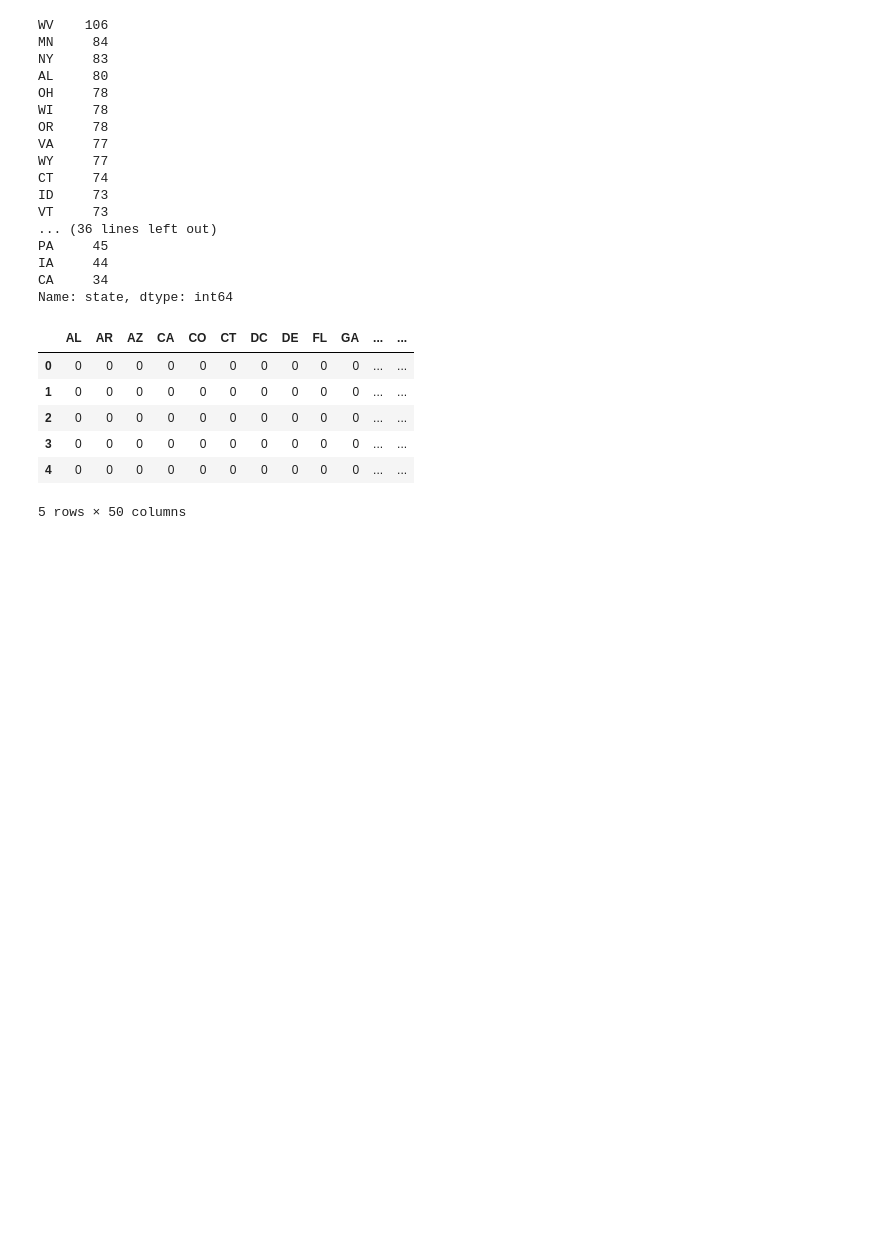
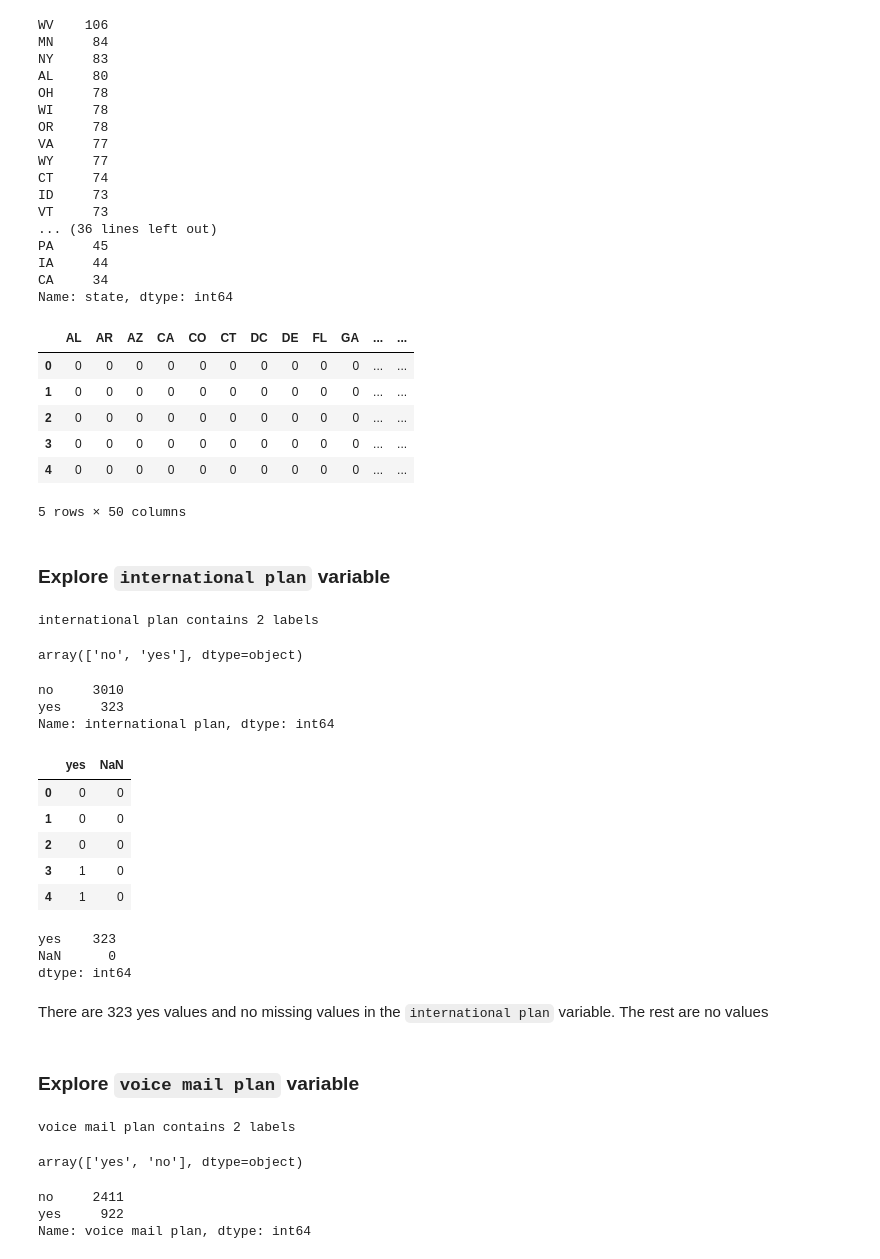
Before and after one commit to Collins-Opiyo/SyriaTelco_Collins_repo-, a Jupyter notebook: index.ipynb, the cells around one changed output. Saved outputs shown, nothing was run; the diff lists cells and outputs as text; code cells hidden in the pictures; blank space fills up the shorter version.

```diff
--- a/index.ipynb
+++ b/index.ipynb
@@ -463,3 +463,71 @@ pd.get_dummies(df["state"], drop_first=True).head()
 | 3 | 0 | 0 | 0 | 0 | 0 | 0 | 0 | 0 | 0 | 0 | ... | ... |
 | 4 | 0 | 0 | 0 | 0 | 0 | 0 | 0 | 0 | 0 | 0 | ... | ... |
 5 rows × 50 columns
+# %% [markdown]
+### Explore `international plan` variable
+# %%
+# print number of labels in international plan variable
+
+print('international plan contains', len(df['international plan'].unique()), 'labels')
+# %% [output]
+international plan contains 2 labels
+# %%
+# check labels in international plan variable
+
+df['international plan'].unique()
+# %% [output]
+array(['no', 'yes'], dtype=object)
+# %%
+# check frequency distribution of values in international plan variable
+
+df['international plan'].value_counts()
+# %% [output]
+no     3010
+yes     323
+Name: international plan, dtype: int64
+# %%
+# let's do One Hot Encoding of international plan variable
+# get k-1 dummy variables after One Hot Encoding
+# preview the dataset with head() method
+
+pd.get_dummies(df['international plan'], drop_first=True, dummy_na=True,dtype='int').head()
+# %% [output]
+|  | yes | NaN |
+| 0 | 0 | 0 |
+| 1 | 0 | 0 |
+| 2 | 0 | 0 |
+| 3 | 1 | 0 |
+| 4 | 1 | 0 |
+# %%
+# sum the number of 1s per boolean variable over the rows of the dataset
+# it will tell us how many observations we have for each category
+
+pd.get_dummies(df['international plan'], drop_first=True, dummy_na=True).sum(axis=0)
+# %% [output]
+yes    323
+NaN      0
+dtype: int64
+# %% [markdown]
+There are 323 yes values and no missing values in the `international plan` variable. The rest are no values
+# %% [markdown]
+### Explore `voice mail plan` variable
+# %%
+# print number of labels in voice mail plan variable
+
+print('voice mail plan contains', len(df['voice mail plan'].unique()), 'labels')
+# %% [output]
+voice mail plan contains 2 labels
+# %%
+# check labels in voice mail plan variable
+
+df['voice mail plan'].unique()
+# %% [output]
+array(['yes', 'no'], dtype=object)
+# %%
+# check frequency distribution of values in voice mail plan variable
+
+df['voice mail plan'].value_counts()
+# %% [output]
+no     2411
+yes     922
+Name: voice mail plan, dtype: int64
```
Also changed, not shown: parts of 17 cells of this notebook.
